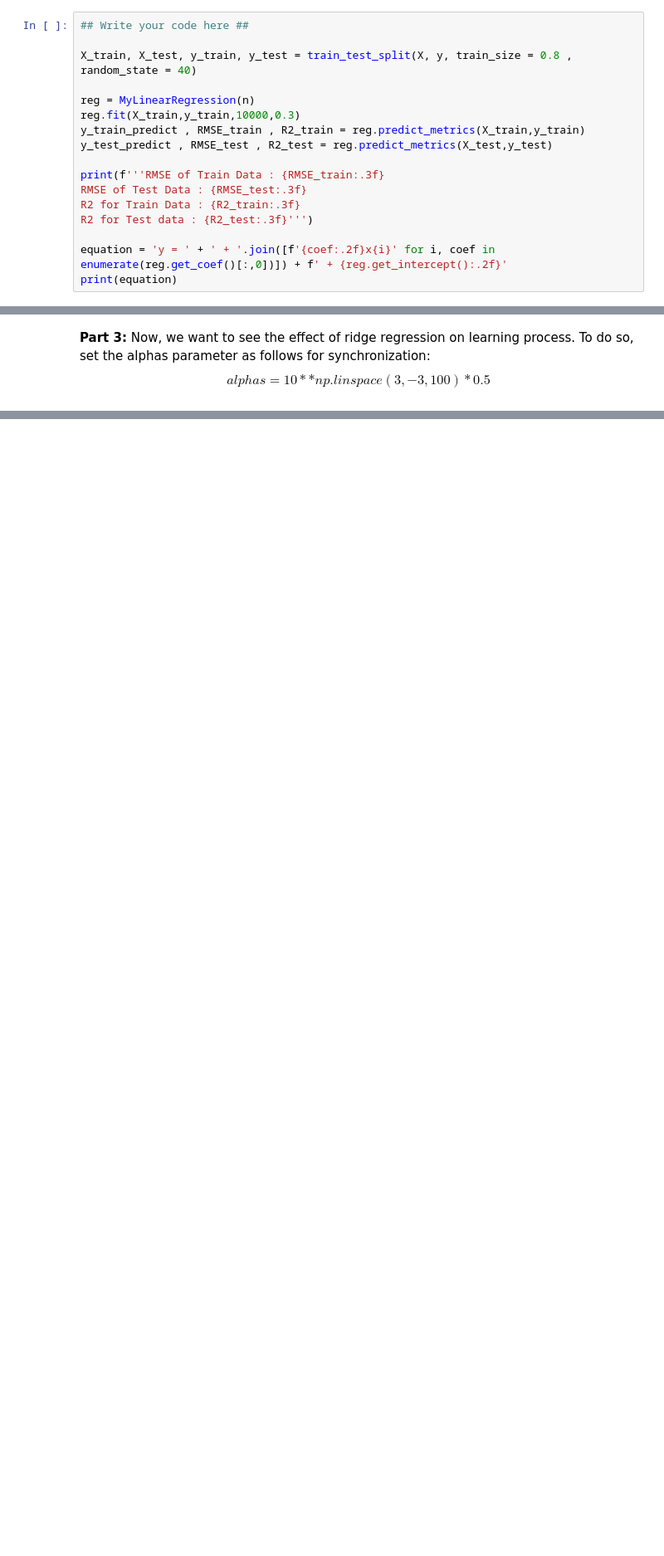
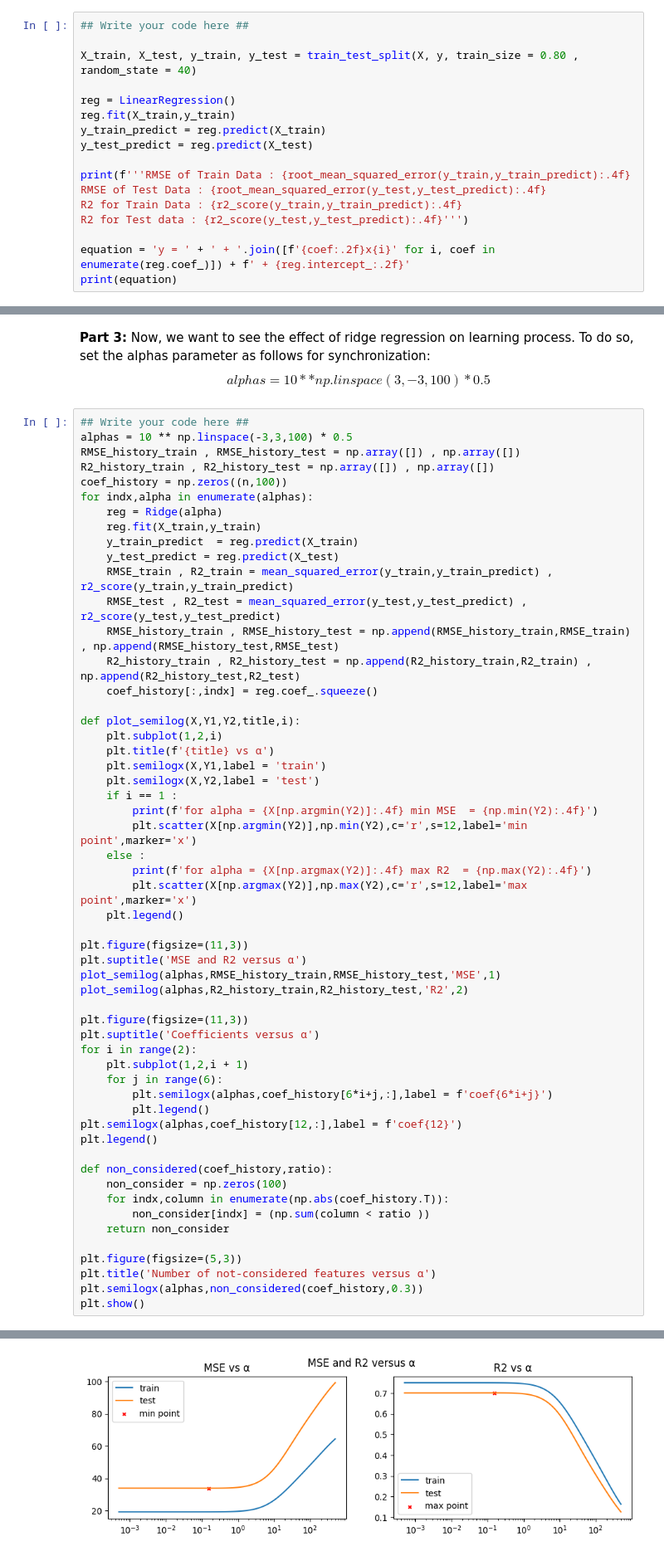
Before and after one commit to AliKouchekzade/IML_CHW2, a Jupyter notebook: Q1.ipynb, the cells around one changed output, grey strips where cells are left out. Shown: that part at 83% size. Saved outputs shown, nothing was run; the diff lists cells and outputs as text; blank space fills up the shorter version.

```diff
--- a/Q1.ipynb
+++ b/Q1.ipynb
@@ -105,18 +59,18 @@ Split dataset into train and test sets. Train linear regression model using all
 # %%
 ## Write your code here ##
 
-X_train, X_test, y_train, y_test = train_test_split(X, y, train_size = 0.8 , random_state = 40)
+X_train, X_test, y_train, y_test = train_test_split(X, y, train_size = 0.80 , random_state = 40)
 
-reg = MyLinearRegression(n)
-reg.fit(X_train,y_train,10000,0.3)
-y_train_predict , RMSE_train , R2_train = reg.predict_metrics(X_train,y_train)
-y_test_predict , RMSE_test , R2_test = reg.predict_metrics(X_test,y_test)
+reg = LinearRegression()
+reg.fit(X_train,y_train)
+y_train_predict = reg.predict(X_train)
+y_test_predict = reg.predict(X_test)
 
-print(f'''RMSE of Train Data : {RMSE_train:.3f}
-RMSE of Test Data : {RMSE_test:.3f}
-R2 for Train Data : {R2_train:.3f}
-R2 for Test data : {R2_test:.3f}''')
+print(f'''RMSE of Train Data : {root_mean_squared_error(y_train,y_train_predict):.4f}
+RMSE of Test Data : {root_mean_squared_error(y_test,y_test_predict):.4f}
+R2 for Train Data : {r2_score(y_train,y_train_predict):.4f}
+R2 for Test data : {r2_score(y_test,y_test_predict):.4f}''')
 
-equation = 'y = ' + ' + '.join([f'{coef:.2f}x{i}' for i, coef in enumerate(reg.get_coef()[:,0])]) + f' + {reg.get_intercept():.2f}'
+equation = 'y = ' + ' + '.join([f'{coef:.2f}x{i}' for i, coef in enumerate(reg.coef_)]) + f' + {reg.intercept_:.2f}'
 print(equation)
 # %% [output]
@@ -128,3 +82,59 @@ y = -11.17x0 + 4.20x1 + -0.29x2 + 2.72x3 + -7.74x4 + 20.87x5 + -0.40x6 + -14.71x
 # %% [markdown]
 **Part 3:**
 Now, we want to see the effect of ridge regression on learning process. To do so, set the alphas parameter as follows for synchronization:$$ alphas = 10 ** np.linspace (3,-3,100) *0.5$$
+# %%
+## Write your code here ##
+alphas = 10 ** np.linspace(-3,3,100) * 0.5
+RMSE_history_train , RMSE_history_test = np.array([]) , np.array([])
+R2_history_train , R2_history_test = np.array([]) , np.array([])
+coef_history = np.zeros((n,100))
+for indx,alpha in enumerate(alphas):
+    reg = Ridge(alpha)
+    reg.fit(X_train,y_train)
+    y_train_predict  = reg.predict(X_train)
+    y_test_predict = reg.predict(X_test)
+    RMSE_train , R2_train = mean_squared_error(y_train,y_train_predict) , r2_score(y_train,y_train_predict)
+    RMSE_test , R2_test = mean_squared_error(y_test,y_test_predict) , r2_score(y_test,y_test_predict)
+    RMSE_history_train , RMSE_history_test = np.append(RMSE_history_train,RMSE_train) , np.append(RMSE_history_test,RMSE_test)
+    R2_history_train , R2_history_test = np.append(R2_history_train,R2_train) , np.append(R2_history_test,R2_test)
+    coef_history[:,indx] = reg.coef_.squeeze()
+
+def plot_semilog(X,Y1,Y2,title,i):
+    plt.subplot(1,2,i)
+    plt.title(f'{title} vs α')
+    plt.semilogx(X,Y1,label = 'train')
+    plt.semilogx(X,Y2,label = 'test')
+    if i == 1 :
+        print(f'for alpha = {X[np.argmin(Y2)]:.4f} min MSE  = {np.min(Y2):.4f}')
+        plt.scatter(X[np.argmin(Y2)],np.min(Y2),c='r',s=12,label='min point',marker='x')
+    else :
+        print(f'for alpha = {X[np.argmax(Y2)]:.4f} max R2  = {np.max(Y2):.4f}')
+        plt.scatter(X[np.argmax(Y2)],np.max(Y2),c='r',s=12,label='max point',marker='x')
+    plt.legend()
+
+plt.figure(figsize=(11,3))
+plt.suptitle('MSE and R2 versus α')
+plot_semilog(alphas,RMSE_history_train,RMSE_history_test,'MSE',1)
+plot_semilog(alphas,R2_history_train,R2_history_test,'R2',2)
+
+plt.figure(figsize=(11,3))
+plt.suptitle('Coefficients versus α')
+for i in range(2):
+    plt.subplot(1,2,i + 1)
+    for j in range(6):
+        plt.semilogx(alphas,coef_history[6*i+j,:],label = f'coef{6*i+j}')
+        plt.legend()
+plt.semilogx(alphas,coef_history[12,:],label = f'coef{12}')
+plt.legend()
+
+def non_considered(coef_history,ratio):
+    non_consider = np.zeros(100)
+    for indx,column in enumerate(np.abs(coef_history.T)):
+        non_consider[indx] = (np.sum(column < ratio ))
+    return non_consider
+
+plt.figure(figsize=(5,3))
+plt.title('Number of not-considered features versus α')
+plt.semilogx(alphas,non_considered(coef_history,0.3))
+plt.show()
+# %% [output]
@@ -130,0 +143 @@ Now, we want to see the effect of ridge regression on learning process. To do so
+[figure, added]
```
Also changed, not shown: parts of 19 cells of this notebook, 4 other files.
